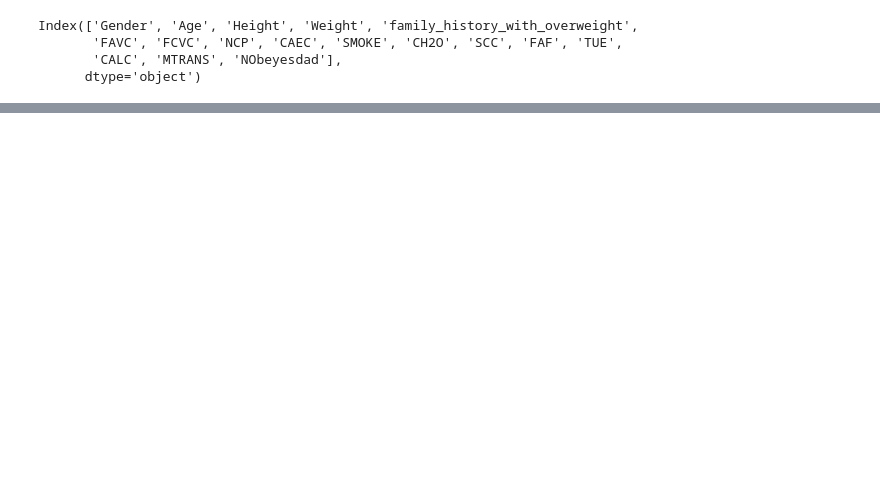
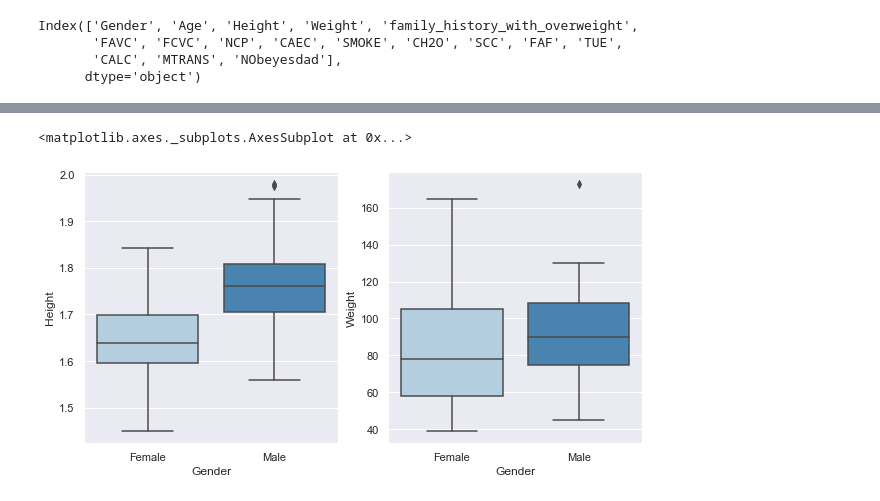
Before and after one commit to Tintintin1234/Projet-Python-Data-Analyse, a Jupyter notebook: Projet Python.ipynb, the cells around one changed output, grey strips where cells are left out. Cells and saved outputs as stored; diff of their text form; code cells hidden in the pictures; blank space fills up the shorter version.

```diff
--- a/Projet Python.ipynb
+++ b/Projet Python.ipynb
@@ -50,0 +132,10 @@ data.head()
+# %%
+sns.set(style="darkgrid")
+fig = plt.figure(figsize=(10,5))
+plt.subplot(1, 2, 1)
+sns.boxplot(x='Gender', y='Height', palette="Blues", data=data)
+plt.subplot(1, 2, 2)
+sns.boxplot(x='Gender', y='Weight',palette="Blues", data=data)
+# %% [output]
+<matplotlib.axes._subplots.AxesSubplot at 0x...>
+[figure, added]
```
Also changed, not shown: parts of 25 cells of this notebook.
